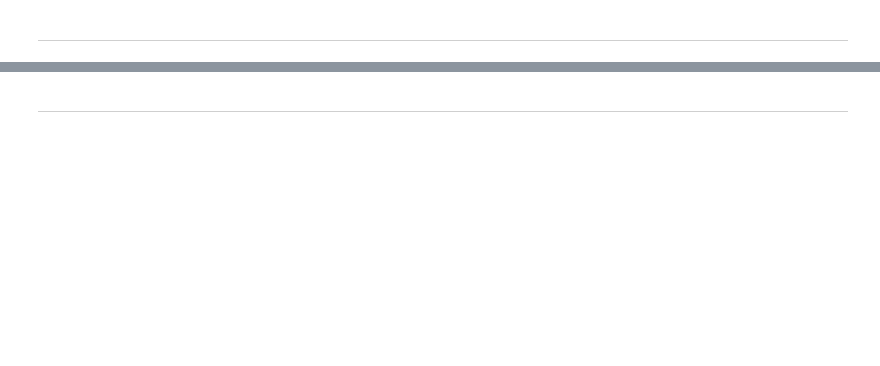
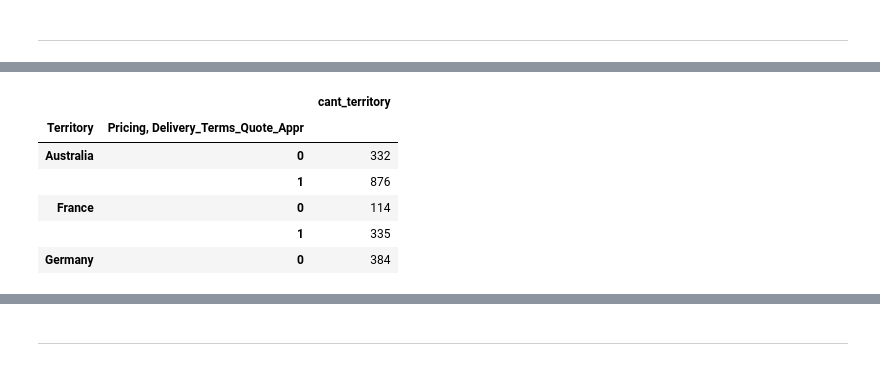
Before and after one commit to germanbc/Organizacion-de-Datos-2c2020-TP1, a Jupyter notebook: TP1.ipynb, the cells around one changed output, grey strips where cells are left out. Drawn from its saved outputs; the diff is of its cells as text; code cells hidden in the pictures; blank space fills up the shorter version.

```diff
--- a/TP1.ipynb
+++ b/TP1.ipynb
@@ -682,3 +953,3 @@ plt.show()
 # %%
-territories = df['Territory'].value_counts().sort_values(ascending=False).head(10).keys().tolist()
+territories = eci['Territory'].value_counts().sort_values(ascending=False).head(10).keys().tolist()
 territories
@@ -685,8 +967,16 @@ territories
 # %%
-df_heatmap = df.loc[df['Territory'].isin(territories)]\
+df_heatmap = eci.loc[eci['Territory'].isin(territories)]\
     .groupby(['Territory','Pricing, Delivery_Terms_Quote_Appr']).agg({'Territory':'count'})\
     .rename(columns = {'Territory':'cant_territory'})
 df_heatmap.head()
+# %% [output]
+|  |  | cant_territory |
+| Territory | Pricing, Delivery_Terms_Quote_Appr |  |
+| Australia | 0 | 332 |
+|  | 1 | 876 |
+| France | 0 | 114 |
+|  | 1 | 335 |
+| Germany | 0 | 384 |
 # %%
 heatmap1_data = pd.pivot_table(df_heatmap, values='cant_territory',
                      index=['Pricing, Delivery_Terms_Quote_Appr'],
```
Also changed, not shown: parts of 76 cells of this notebook, 1 other file.
